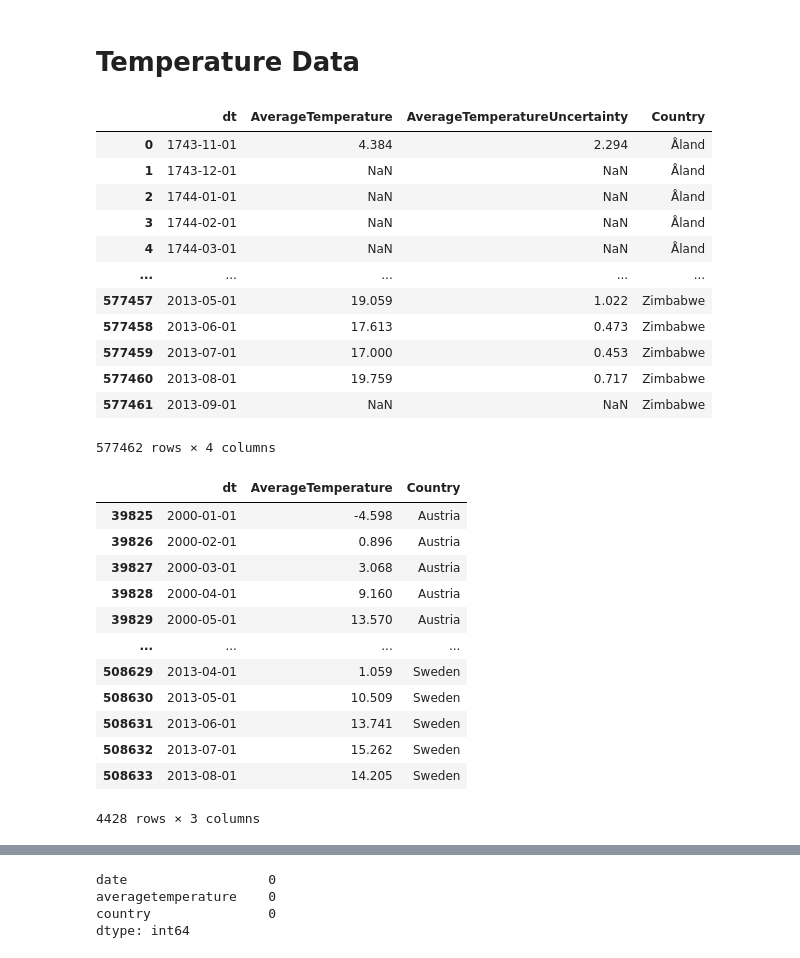
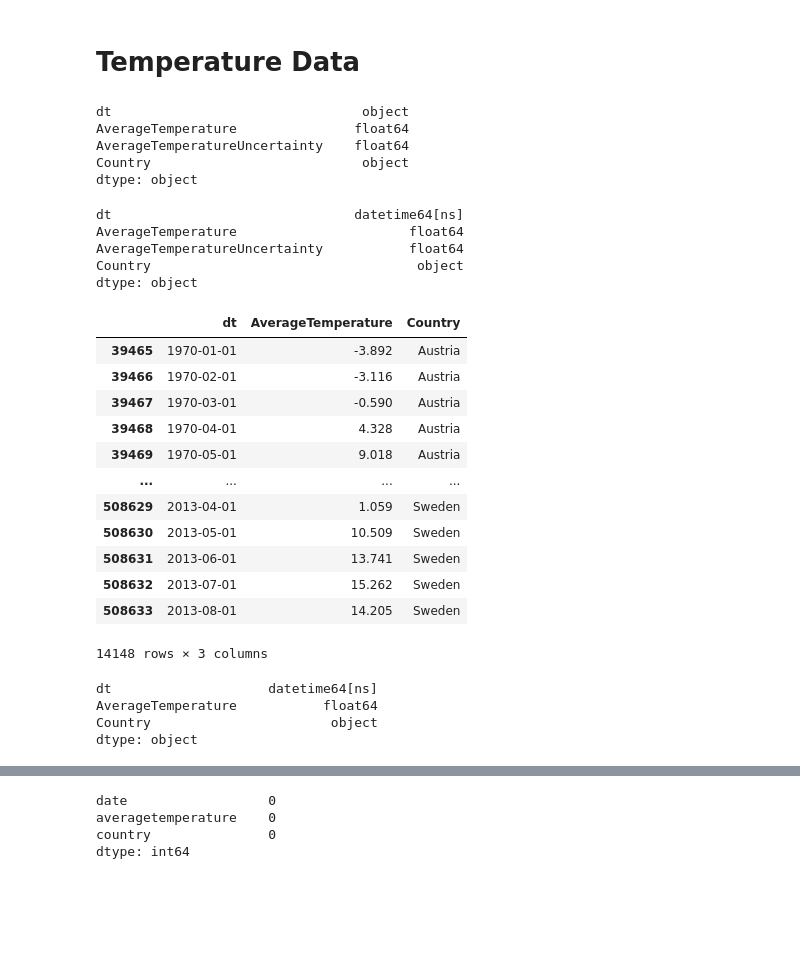
Before and after one commit to mmrachacz/Mid-IronHack-Project, a Jupyter notebook: Change in Temperature and other factors.ipynb, the cells around one changed output, grey strips where cells are left out. Cells and saved outputs as stored; diff of their text form; code cells hidden in the pictures; blank space fills up the shorter version.

```diff
--- a/Change in Temperature and other factors.ipynb
+++ b/Change in Temperature and other factors.ipynb
@@ -7,50 +8,58 @@ import pandas as pd
 # %%
 # global average monthly temperatures from 1743 to 2013
 temp_country = pd.read_csv('GlobalLandTemperatures_GlobalLandTemperaturesByCountry.csv')
-temp_country
+temp_country.dtypes
 # %% [output]
-|  | dt | AverageTemperature | AverageTemperatureUncertainty | Country |
-| 0 | 1743-11-01 | 4.384 | 2.294 | Åland |
-| 1 | 1743-12-01 | NaN | NaN | Åland |
-| 2 | 1744-01-01 | NaN | NaN | Åland |
-| 3 | 1744-02-01 | NaN | NaN | Åland |
-| 4 | 1744-03-01 | NaN | NaN | Åland |
-| ... | ... | ... | ... | ... |
-| 577457 | 2013-05-01 | 19.059 | 1.022 | Zimbabwe |
-| 577458 | 2013-06-01 | 17.613 | 0.473 | Zimbabwe |
-| 577459 | 2013-07-01 | 17.000 | 0.453 | Zimbabwe |
-| 577460 | 2013-08-01 | 19.759 | 0.717 | Zimbabwe |
-| 577461 | 2013-09-01 | NaN | NaN | Zimbabwe |
-577462 rows × 4 columns
+dt                                object
+AverageTemperature               float64
+AverageTemperatureUncertainty    float64
+Country                           object
+dtype: object
+# %%
+# dt (date) not in datetime format, changing that
+temp_country['dt'] = pd.to_datetime(temp_country['dt'])
+temp_country.dtypes
+# %% [output]
+dt                               datetime64[ns]
+AverageTemperature                      float64
+AverageTemperatureUncertainty           float64
+Country                                  object
+dtype: object
 # %%
 # select EU countries
 eu_temp_country = temp_country[temp_country.Country.str.contains('Austria|Belgium|Bulgaria|Croatia|Cyprus|Czech Republic|Denmark|Estonia|Finland|France|Germany|Greece|Hungary|Ireland|Italy|Latvia|Lithuania|Luxembourg|Malta|Netherlands|Poland|Portugal|Romania|Slovakia|Slovenia|Spain|Sweden')]
 # France, Denmark Netherlands were in there twice (one of the times with '(europe)' at the end)
 eu_temp_country = eu_temp_country[~eu_temp_country.Country.str.contains('Europe')]
-# keeping only data from 2000 onwards (September of 2013 was NaN for every country, so deleting it as well)
-eu_temp_country = eu_temp_country[~eu_temp_country.dt.str.contains('17|18|19|2013-09-01')]
+# # keeping only data from 2000 onwards (September of 2013 was NaN for every country, so deleting it as well)
+# eu_temp_country = eu_temp_country[~eu_temp_country.dt.str.contains('17|18|19|2013-09-01')]
+eu_temp_country = eu_temp_country[(eu_temp_country['dt'] > '1969-12-01') & (eu_temp_country['dt'] < '2013-09-01')]
 # dropping the uncertainty column as i dont need it for my analysis
 eu_temp_country = eu_temp_country.drop(['AverageTemperatureUncertainty'], axis = 1)
 eu_temp_country
 # %% [output]
 |  | dt | AverageTemperature | Country |
-| 39825 | 2000-01-01 | -4.598 | Austria |
-| 39826 | 2000-02-01 | 0.896 | Austria |
-| 39827 | 2000-03-01 | 3.068 | Austria |
-| 39828 | 2000-04-01 | 9.160 | Austria |
-| 39829 | 2000-05-01 | 13.570 | Austria |
+| 39465 | 1970-01-01 | -3.892 | Austria |
+| 39466 | 1970-02-01 | -3.116 | Austria |
+| 39467 | 1970-03-01 | -0.590 | Austria |
+| 39468 | 1970-04-01 | 4.328 | Austria |
+| 39469 | 1970-05-01 | 9.018 | Austria |
 | ... | ... | ... | ... |
 | 508629 | 2013-04-01 | 1.059 | Sweden |
 | 508630 | 2013-05-01 | 10.509 | Sweden |
 | 508631 | 2013-06-01 | 13.741 | Sweden |
 | 508632 | 2013-07-01 | 15.262 | Sweden |
 | 508633 | 2013-08-01 | 14.205 | Sweden |
-4428 rows × 3 columns
+14148 rows × 3 columns
 # %%
 # checking dtypes
 eu_temp_country.dtypes
-# dt (date) not in datetime format, changing that
-eu_temp_country['dt'] = pd.to_datetime(eu_temp_country['dt'])
+# # dt (date) not in datetime format, changing that
+# eu_temp_country['dt'] = pd.to_datetime(eu_temp_country['dt'])
+# %% [output]
+dt                    datetime64[ns]
+AverageTemperature           float64
+Country                       object
+dtype: object
 # %%
 # renaming dt to date, standardizing column names
 eu_temp_country = eu_temp_country.rename(columns={"dt": "date"})
```
Also changed, not shown: parts of 39 cells of this notebook, 2 other files.
